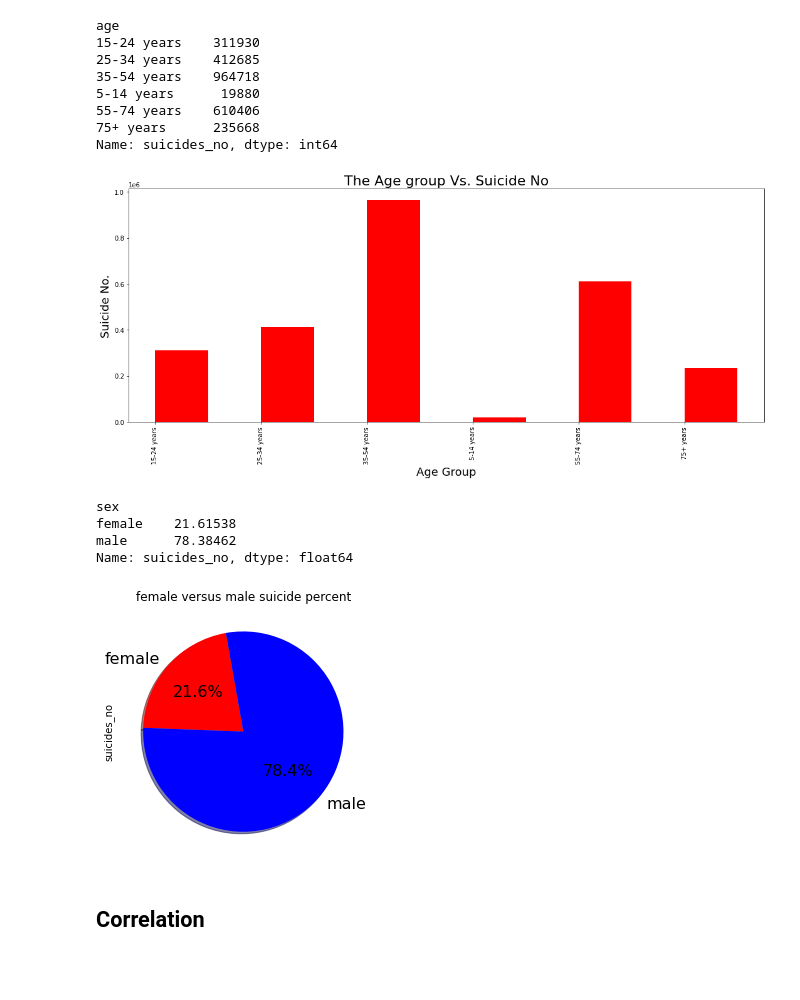
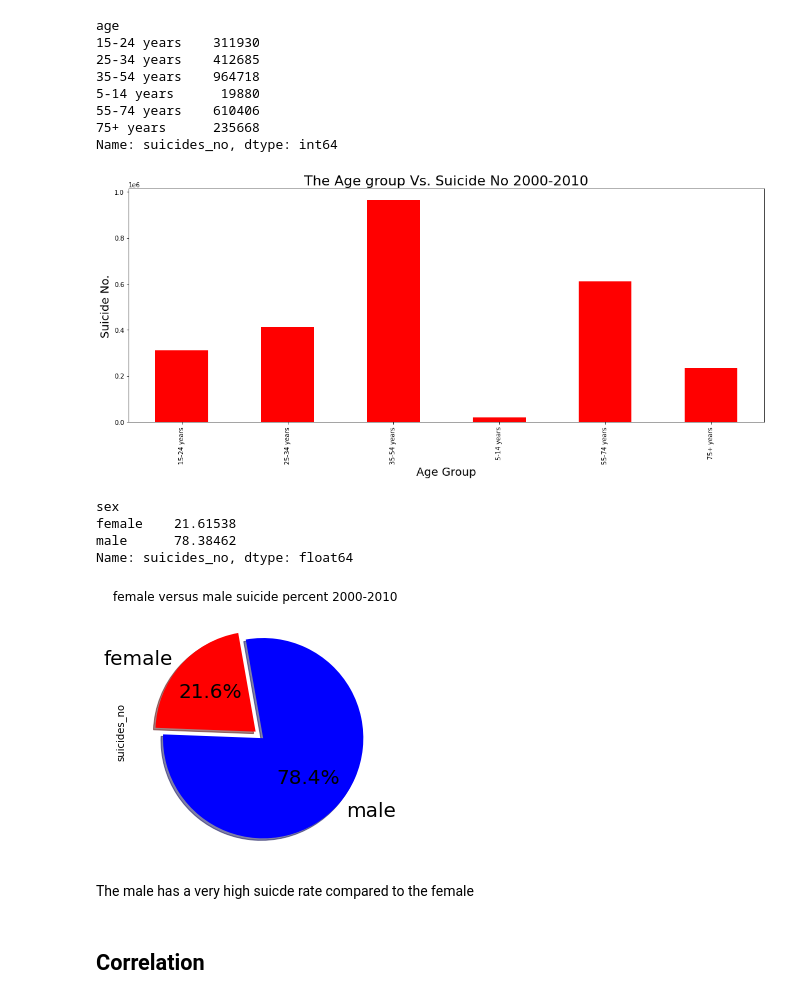
Before and after one commit to mguner-data/Global_Suicide_Data_Analysis, a Jupyter notebook: SuicidePy_AL.ipynb, the cells around one changed output. Saved outputs shown, nothing was run; the diff lists cells and outputs as text; code cells hidden in the pictures; blank space fills up the shorter version.

```diff
--- a/SuicidePy_AL.ipynb
+++ b/SuicidePy_AL.ipynb
@@ -9,8 +9,8 @@ import numpy as np
 #from scipy.stats import linregress
 # %%
 # Study data files
-suicide_data_path = "Suicide_Data/master.csv"
-continent_path = "Suicide_Data/continents.csv"
+suicide_data_path = "Suicide_Data_AL/master.csv"
+continent_path = "Suicide_Data_AL/continents.csv"
 # %%
 # Read the Suicide and Continent data
 suicide_data = pd.read_csv(suicide_data_path)
@@ -205,15 +240,15 @@ age
 75+ years      235668
 Name: suicides_no, dtype: int64
 # %%
-suicide_vs_age = suicide_age_grp.plot(kind='bar', figsize=(15,7), color="r", align="edge")
-plt.title('The Age group Vs. Suicide No', fontsize=22)
+suicide_vs_age = suicide_age_grp.plot(kind='bar', figsize=(15,7), color="r")
+plt.title('The Age group Vs. Suicide No 2000-2010', fontsize=22)
 plt.xlabel("Age Group", fontsize=18)
 plt.ylabel("Suicide No.", fontsize=18)
 plt.tight_layout()
-plt.savefig('output_data/Age_vs_suicide_no.pdf')
+plt.savefig('output_data_AL/Age_vs_suicide_no.pdf')
 plt.show()
 # %% [output]
-[figure, old version]
+[figure, new version]
 # %%
 # What is the relationship between age groups and generation on suicide rates?
 # %%
@@ -229,13 +264,12 @@ male      78.38462
 Name: suicides_no, dtype: float64
 # %%
 # Pie Plot
-suicide_vs_age = gender_suicide_percent.plot(kind='pie', y='sex', title="female versus male suicide percent",\
-                        startangle=100, autopct='%1.1f%%',shadow=True, fontsize=16,\
-                         colors =["r","b"],legend =False)
+suicide_vs_age = gender_suicide_percent.plot(kind='pie', y='sex', title="female versus male suicide percent 2000-2010",\
+                startangle=100, autopct='%1.1f%%',shadow=True, fontsize=20, colors =["r","b"],legend =False, explode =(0, 0.1))
 plt.tight_layout()
-plt.savefig('output_data/gender_suicide_percent.pdf')
+plt.savefig('output_data_AL/gender_suicide_percent.pdf')
 plt.show()
 # %% [output]
-[figure, old version]
+[figure, new version]
 # %%
 #  Are men or women more likely to commit suicide?
@@ -244,2 +276,4 @@ plt.show()
+# %% [markdown]
+The male has a very high suicde rate compared to the female
 # %% [markdown]
 ## Correlation
```
Also changed, not shown: parts of 18 cells of this notebook, 6 other files.
